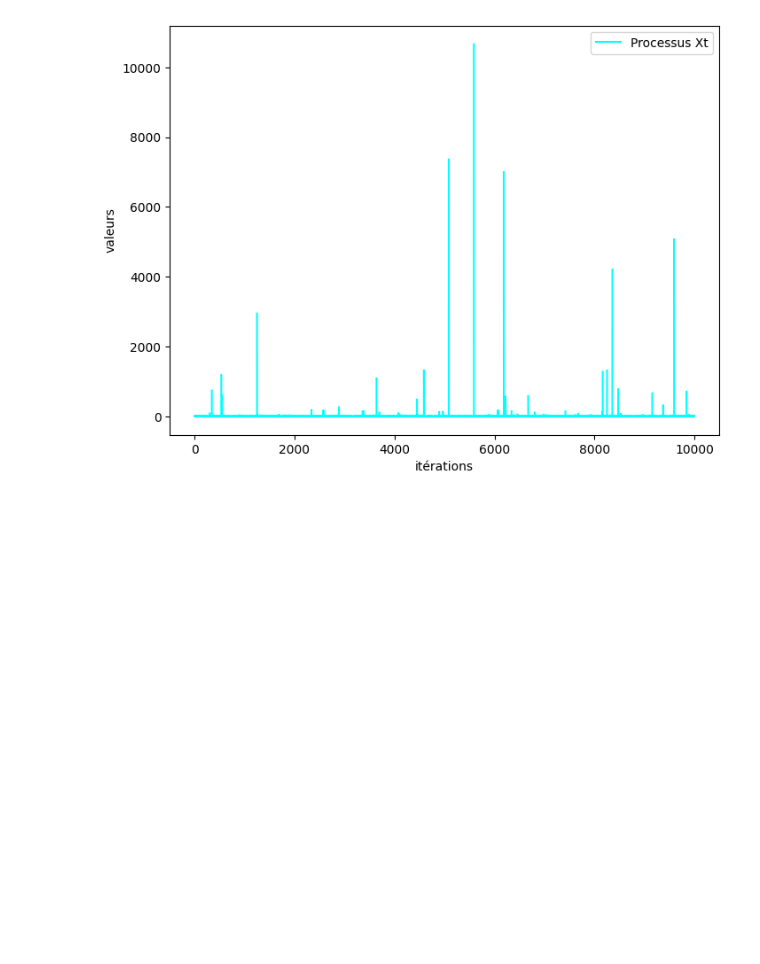
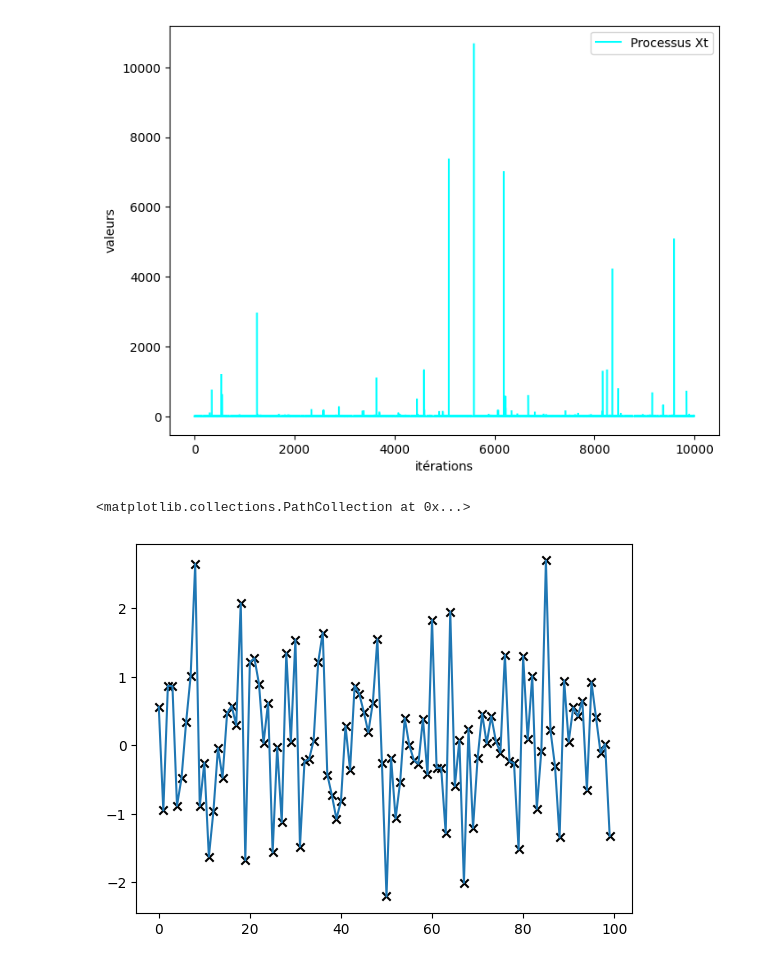
Before and after one commit to AugustinCablant/Statistics-and-Probability, a Jupyter notebook: TD_time_series.ipynb, the cells around one changed output. Saved outputs shown, nothing was run; the diff lists cells and outputs as text; code cells hidden in the pictures; blank space fills up the shorter version.

```diff
--- a/TD_time_series.ipynb
+++ b/TD_time_series.ipynb
@@ -15,3 +15,12 @@ plt.legend()
 plt.show()
 # %% [output]
 [figure]
+# %%
+# Trajectoire d'un bruit blanc gaussien de variance 1
+t = 100
+serie = [np.random.normal(0,1) for _ in range(t)]
+plt.plot(range(t), serie)
+plt.scatter(range(t), serie, color = 'black', marker = 'x')
+# %% [output]
+<matplotlib.collections.PathCollection at 0x...>
+[figure, added]
```
Also changed, not shown: parts of 2 cells of this notebook.
